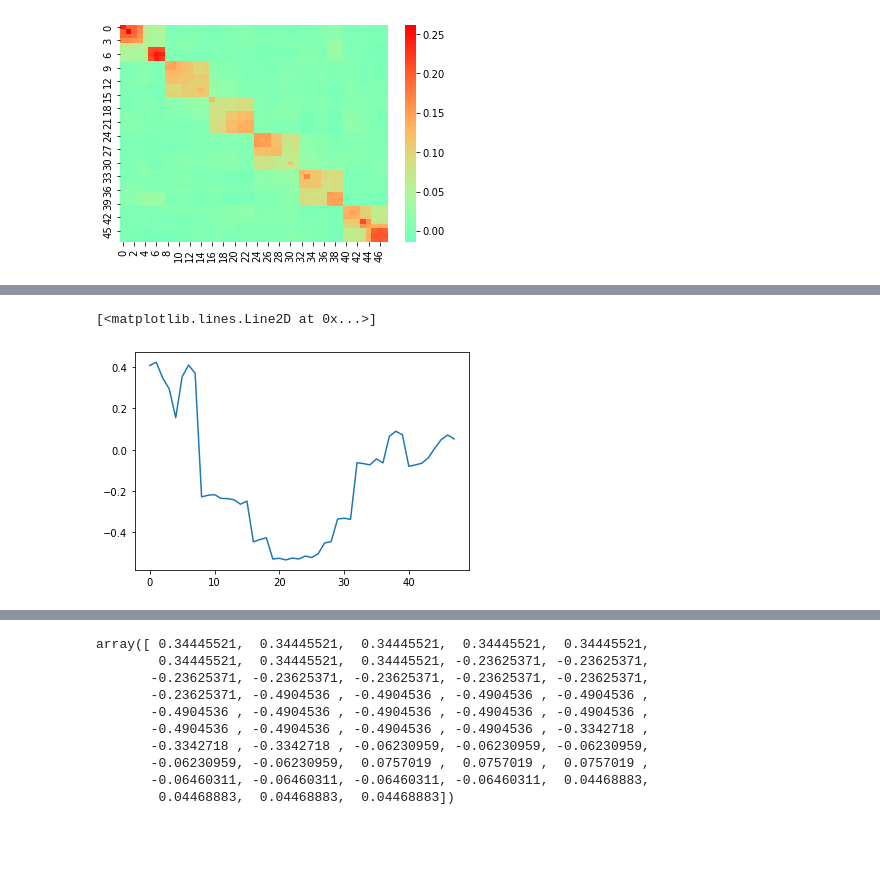
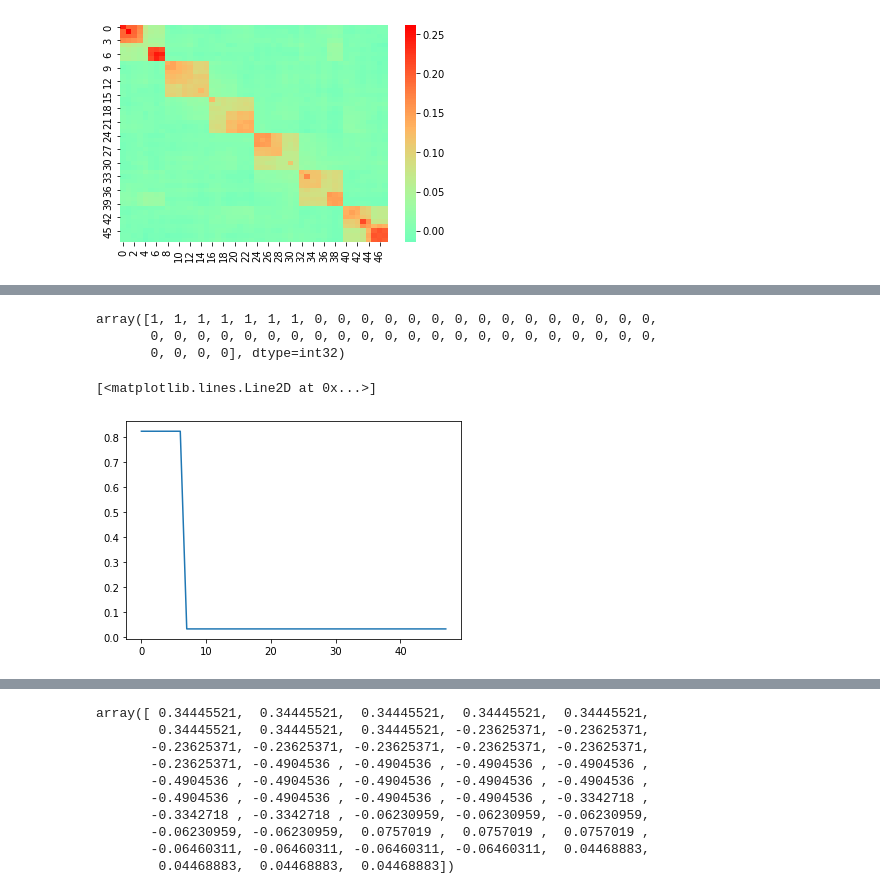
Before and after one commit to ShannaLiu/RSP, a Jupyter notebook: Select_cluster/Test_sym_sel.ipynb, the cells around one changed output, grey strips where cells are left out. Cells and saved outputs as stored; diff of their text form; code cells hidden in the pictures; blank space fills up the shorter version.

```diff
--- a/Select_cluster/Test_sym_sel.ipynb
+++ b/Select_cluster/Test_sym_sel.ipynb
@@ -73,8 +72,17 @@ plt.scatter(range(len(res[1])), res[1])
-# %%
-plt.plot(np.sum(res[2][0:5],axis=0))
-# %% [output]
-[<matplotlib.lines.Line2D at 0x...>]
-[figure, removed]
+# %%
+kmeans = KMeans(n_clusters=2, random_state=0).fit(np.array(([res[1]])).T)
+kmeans.predict(np.array(([res[1]])).T)
+# %% [output]
+array([1, 1, 1, 1, 1, 1, 1, 0, 0, 0, 0, 0, 0, 0, 0, 0, 0, 0, 0, 0, 0, 0,
+       0, 0, 0, 0, 0, 0, 0, 0, 0, 0, 0, 0, 0, 0, 0, 0, 0, 0, 0, 0, 0, 0,
+       0, 0, 0, 0], dtype=int32)
+# %%
+clf0 = DecisionTreeRegressor(max_leaf_nodes=2)
+clf0.fit(X = np.array([range(len(res[1]))]).T, y=res[1])
+plt.plot(clf0.predict(np.array([range(len(res[1]))]).T))
+# %% [output]
+[<matplotlib.lines.Line2D at 0x...>]
+[figure, added]
 # %%
 y=res[2][0]
 X = np.array([range(len(y))]).T
```
Also changed, not shown: parts of 22 cells of this notebook.
